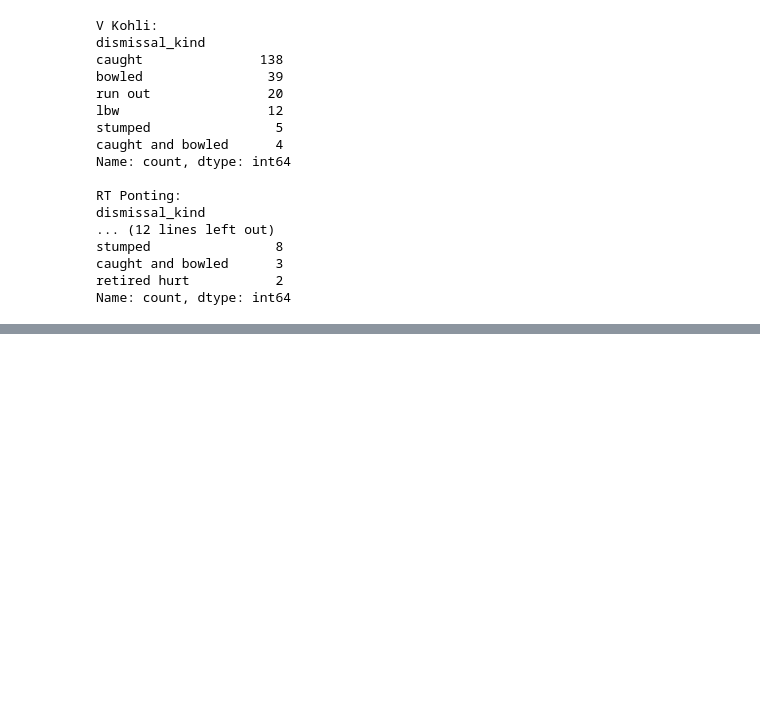
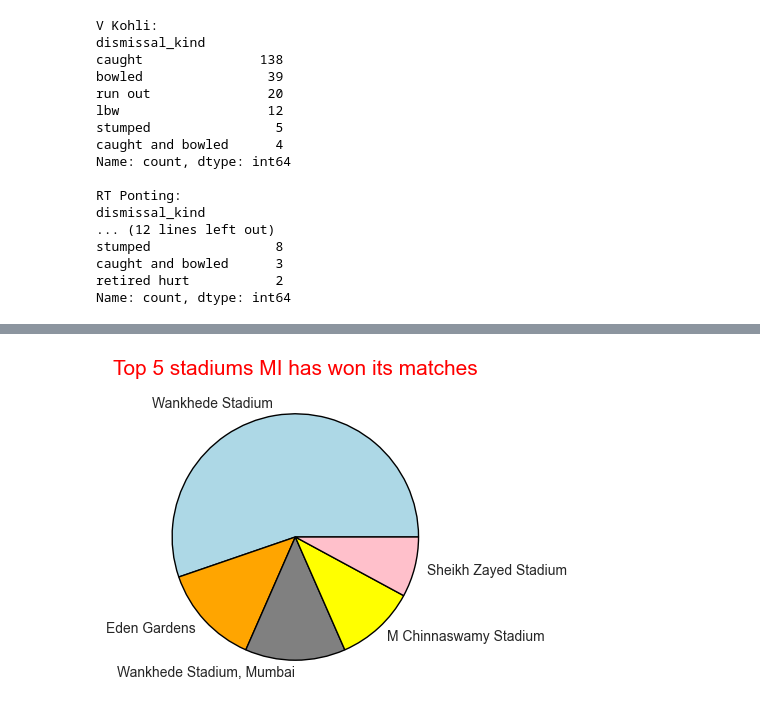
Before and after one commit to web-wizard-web/Pandas-Challanges, a Jupyter notebook: Medium/ipl.ipynb, the cells around one changed output, grey strips where cells are left out. Cells and saved outputs as stored; diff of their text form; code cells hidden in the pictures; blank space fills up the shorter version.

```diff
--- a/Medium/ipl.ipynb
+++ b/Medium/ipl.ipynb
@@ -207,0 +280,10 @@ Name: count, dtype: int64
+# %%
+#In which stadium has Mumbai Indians won its majority games
+mi_wins= matches[matches["winner"]=="Mumbai Indians"]
+mi_wins
+
+venue_count = mi_wins["venue"].value_counts().head()
+print(venue_count)
+
+most_wins_venue = venue_count.idxmax()
+most_wins_venue
@@ -207,0 +299,10 @@ Name: count, dtype: int64
+# %%
+#plotting top 5 stadiums Mumbai Indians have won its majority matches
+plt.figure(figsize=(8,4))
+plt.title("Top 5 stadiums MI has won its matches",fontdict={"fontsize":15,
+                                                            "color":"red"})
+colors = ["lightblue","orange","grey","yellow","pink"]
+plt.pie(venue_count,labels=venue_count.index,colors=colors,wedgeprops={'edgecolor':'black'})
+plt.show()
+# %% [output]
+[figure, added]
```
Also changed, not shown: parts of 14 cells of this notebook, 1 other file.
